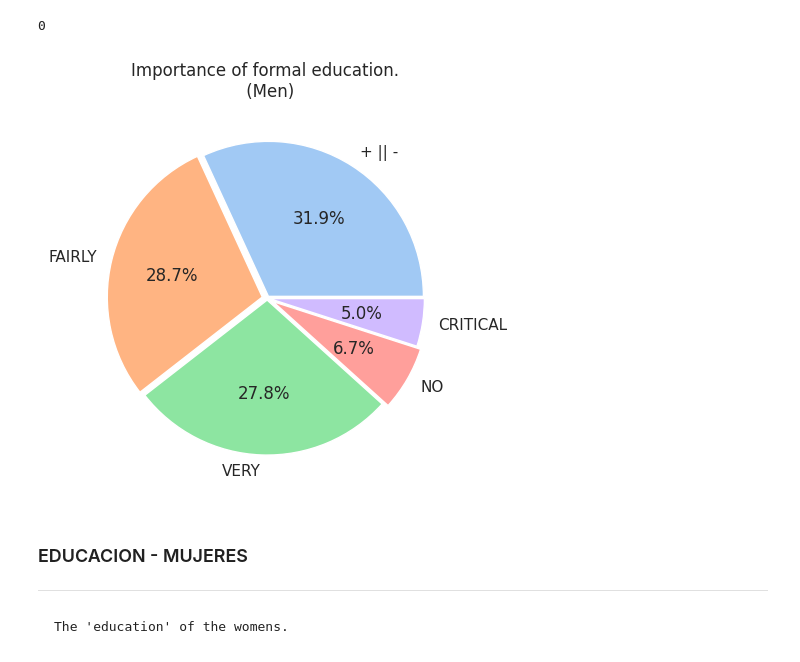
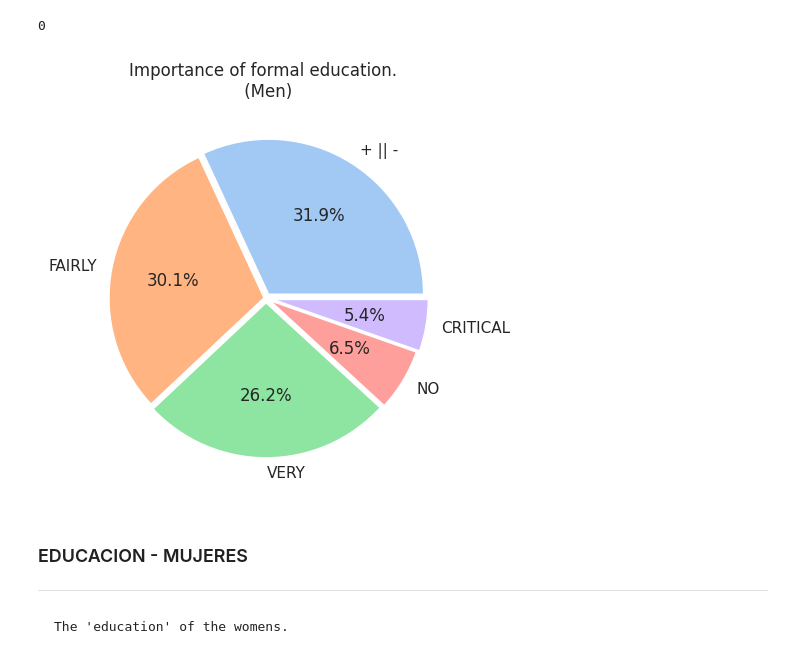
Before and after one commit to TorrezMN/Data_Science, a Jupyter notebook: Enc_Devs_Py/Notebooks/Education.ipynb, the cells around one changed output. Cells and saved outputs as stored; diff of their text form; code cells hidden in the pictures.

```diff
--- a/Enc_Devs_Py/Notebooks/Education.ipynb
+++ b/Enc_Devs_Py/Notebooks/Education.ipynb
@@ -516,21 +548,21 @@ df["imp_ed_formal"].isna().sum()
 # %%
 # Making a chart for this column.
 fig = plt.figure(figsize=(5, 10))
 ax1 = plt.subplot(111)
 # Plot
-import_df = df["imp_ed_formal"].value_counts(normalize=True)
+import_df = gen.get_group("MAN")["imp_ed_formal"].value_counts(normalize=True)
 import_plot = import_df.plot(
     kind="pie",
     title="Importance of formal education. \n (Men)",
     autopct="%1.1f%%",
     ylabel="",
     xlabel="",
     explode=explode_pie(import_df.size),
 )
 
 plt.show()
 # %% [output]
-[figure, old version]
+[figure, new version]
 # %% [markdown]
 ### EDUCACION - MUJERES
 ---
```
Also changed, not shown: parts of 38 cells of this notebook, 1 other file.
